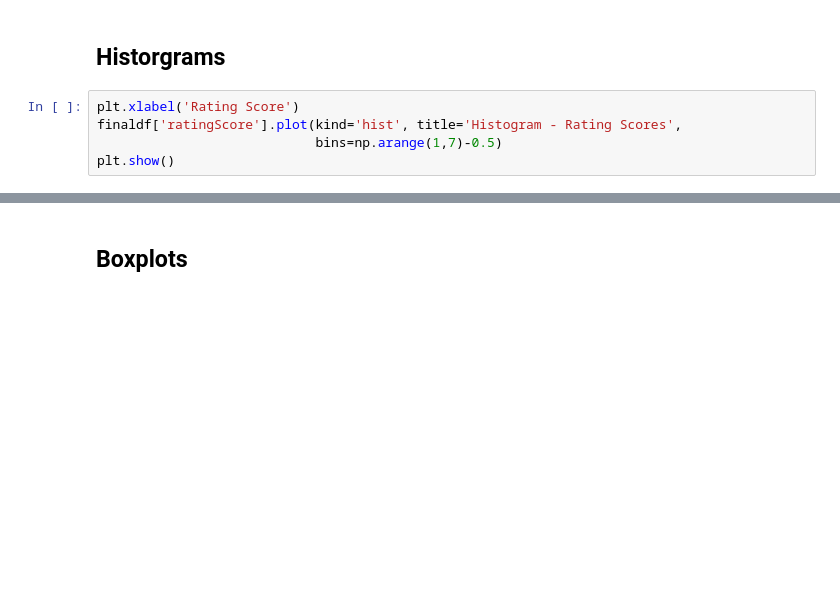
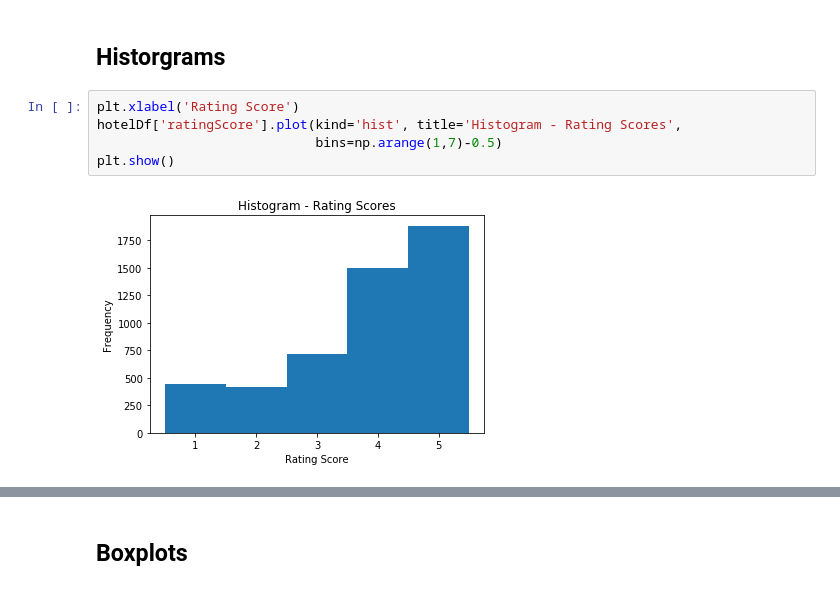
Before and after one commit to joonilahn/Sentiment-Analysis-for-Hotel-Reviews, a Jupyter notebook: Sentiment Analysis - Hotel Reviews.ipynb, the cells around one changed output, grey strips where cells are left out. Drawn from its saved outputs; the diff is of its cells as text; blank space fills up the shorter version.

```diff
--- a/Sentiment Analysis - Hotel Reviews.ipynb
+++ b/Sentiment Analysis - Hotel Reviews.ipynb
@@ -435,8 +491,10 @@ Sometimes, we can learn a lot about the data by visualizing.
 ## Historgrams
 # %%
 plt.xlabel('Rating Score')
-finaldf['ratingScore'].plot(kind='hist', title='Histogram - Rating Scores',
+hotelDf['ratingScore'].plot(kind='hist', title='Histogram - Rating Scores',
                             bins=np.arange(1,7)-0.5)
 plt.show()
+# %% [output]
+[figure, added]
 # %%
 plt.xlabel('Vader Sentiment Score')
```
Also changed, not shown: parts of 41 cells of this notebook.
